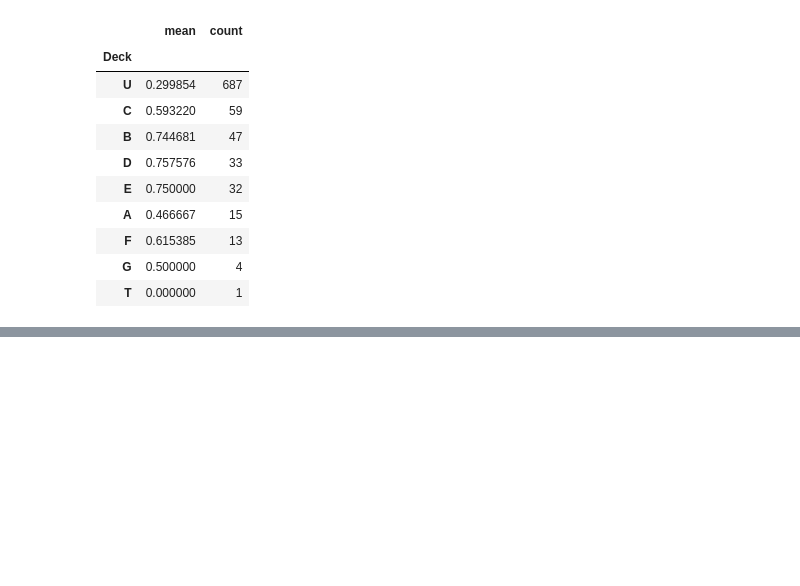
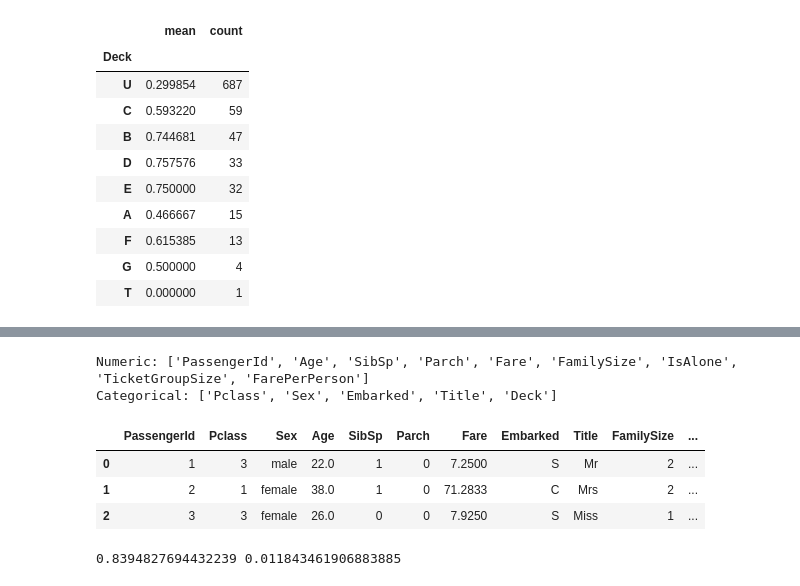
Before and after one commit to i31june/titanic-study, a Jupyter notebook: 02_titanic_EDA.ipynb, the cells around one changed output, grey strips where cells are left out. Drawn from its saved outputs; the diff is of its cells as text; code cells hidden in the pictures; blank space fills up the shorter version.

```diff
--- a/02_titanic_EDA.ipynb
+++ b/02_titanic_EDA.ipynb
@@ -178,0 +230,64 @@ plt.show()
+# %%
+fe = TitanicFeatureEngineer().fit(X)
+X_fe = fe.transform(X)
+
+num_cols = X_fe.select_dtypes(include=[np.number]).columns.tolist()
+cat_cols = X_fe.select_dtypes(exclude=[np.number]).columns.tolist()
+
+print("Numeric:", num_cols)
+print("Categorical:", cat_cols)
+display(X_fe.head(3))
+# %% [output]
+Numeric: ['PassengerId', 'Age', 'SibSp', 'Parch', 'Fare', 'FamilySize', 'IsAlone', 'TicketGroupSize', 'FarePerPerson']
+Categorical: ['Pclass', 'Sex', 'Embarked', 'Title', 'Deck']
+|  | PassengerId | Pclass | Sex | Age | SibSp | Parch | Fare | Embarked | Title | FamilySize | ... |
+| 0 | 1 | 3 | male | 22.0 | 1 | 0 | 7.2500 | S | Mr | 2 | ... |
+| 1 | 2 | 1 | female | 38.0 | 1 | 0 | 71.2833 | C | Mrs | 2 | ... |
+| 2 | 3 | 3 | female | 26.0 | 0 | 0 | 7.9250 | S | Miss | 1 | ... |
+# %%
+from sklearn.compose import ColumnTransformer
+from sklearn.impute import SimpleImputer
+from sklearn.pipeline import Pipeline
+from sklearn.preprocessing import OneHotEncoder
+from sklearn.ensemble import RandomForestClassifier
+from sklearn.model_selection import StratifiedKFold, cross_val_score
+
+try:
+    ohe = OneHotEncoder(handle_unknown="ignore", sparse_output=False)
+except TypeError:
+    ohe = OneHotEncoder(handle_unknown="ignore", sparse=False)
+
+numeric_pipe = Pipeline([
+    ("imputer", SimpleImputer(strategy="median")),
+])
+
+categorical_pipe = Pipeline([
+    ("imputer", SimpleImputer(strategy="most_frequent")),
+    ("ohe", ohe),
+])
+
+preprocess = ColumnTransformer([
+    ("num", numeric_pipe, num_cols),
+    ("cat", categorical_pipe, cat_cols),
+])
+
+model = RandomForestClassifier(
+    n_estimators=600,
+    min_samples_leaf=2,
+    min_samples_split=4,
+    max_features="sqrt",
+    n_jobs=-1,
+    random_state=42,
+)
+
+pipe = Pipeline([
+    ("feat", TitanicFeatureEngineer()),
+    ("prep", preprocess),
+    ("model", model),
+])
+
+cv = StratifiedKFold(n_splits=5, shuffle=True, random_state=42)
+scores = cross_val_score(pipe, X, y, cv=cv, scoring="accuracy")
+print(scores.mean(), scores.std())
+# %% [output]
+0.8394827694432239 0.011843461906883885
```
Also changed, not shown: parts of 3 cells of this notebook, 1 other file.
